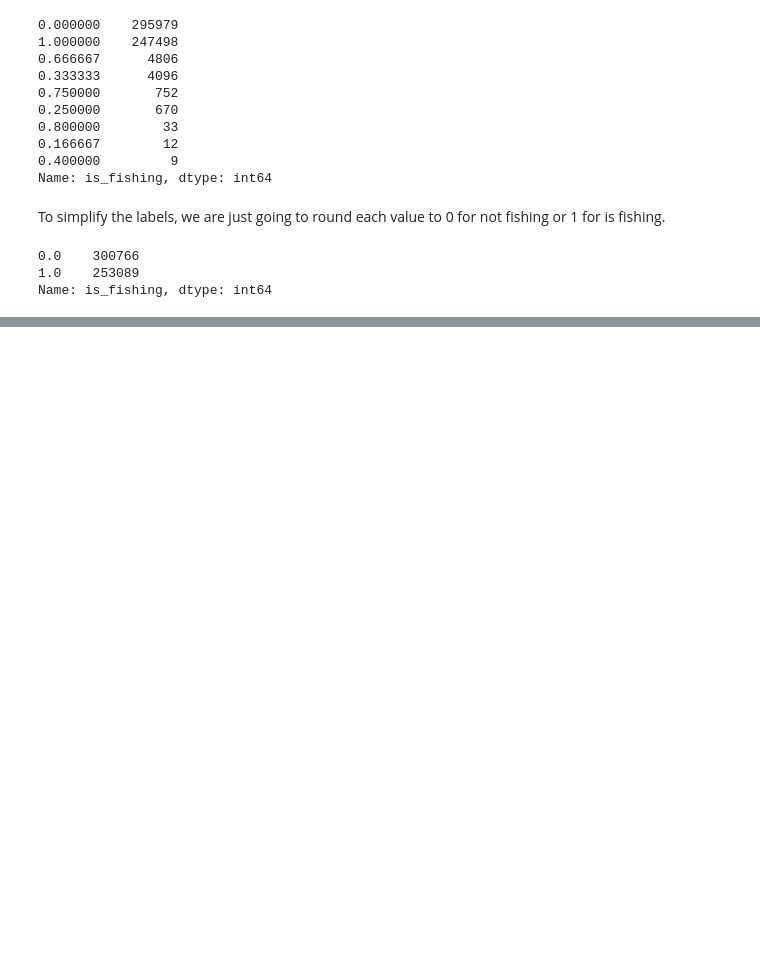
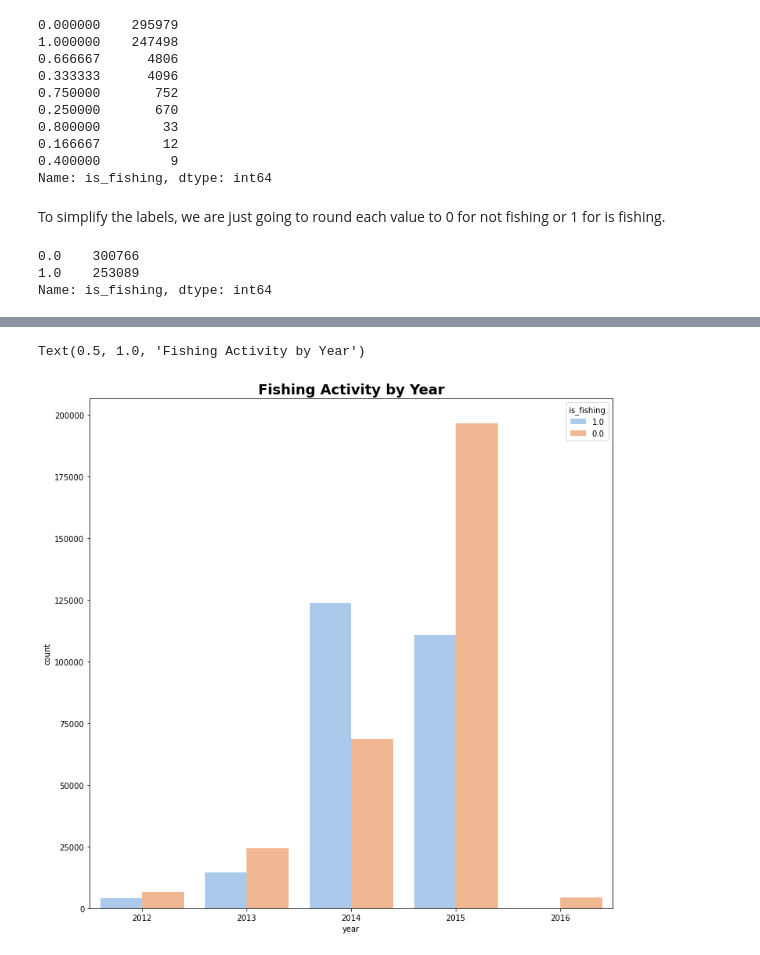
Before and after one commit to seankim658/LSTM-Fishing-Detection, a Jupyter notebook: main-notebook.ipynb, the cells around one changed output, grey strips where cells are left out. Drawn from its saved outputs; the diff is of its cells as text; code cells hidden in the pictures; blank space fills up the shorter version.

```diff
--- a/main-notebook.ipynb
+++ b/main-notebook.ipynb
@@ -939,0 +1085,16 @@ Now we need to deal with the categorical data columns.
+# %%
+# fishing activity by year
+# this plot doesn't tell us much, sample of data is not representative of all vessels on the water in each year
+plt.figure(figsize = (12, 12))
+ax = sns.countplot(
+    data = train_df,
+    x = 'year',
+    hue = 'is_fishing',
+    hue_order = [1.0, 0.0],
+    order = [2012, 2013, 2014, 2015, 2016],
+    palette = 'pastel'
+)
+plt.title('Fishing Activity by Year', fontdict = {'fontsize': 18, 'fontweight': 'bold'})
+# %% [output]
+Text(0.5, 1.0, 'Fishing Activity by Year')
+[figure, added]
```
Also changed, not shown: parts of 35 cells of this notebook.
